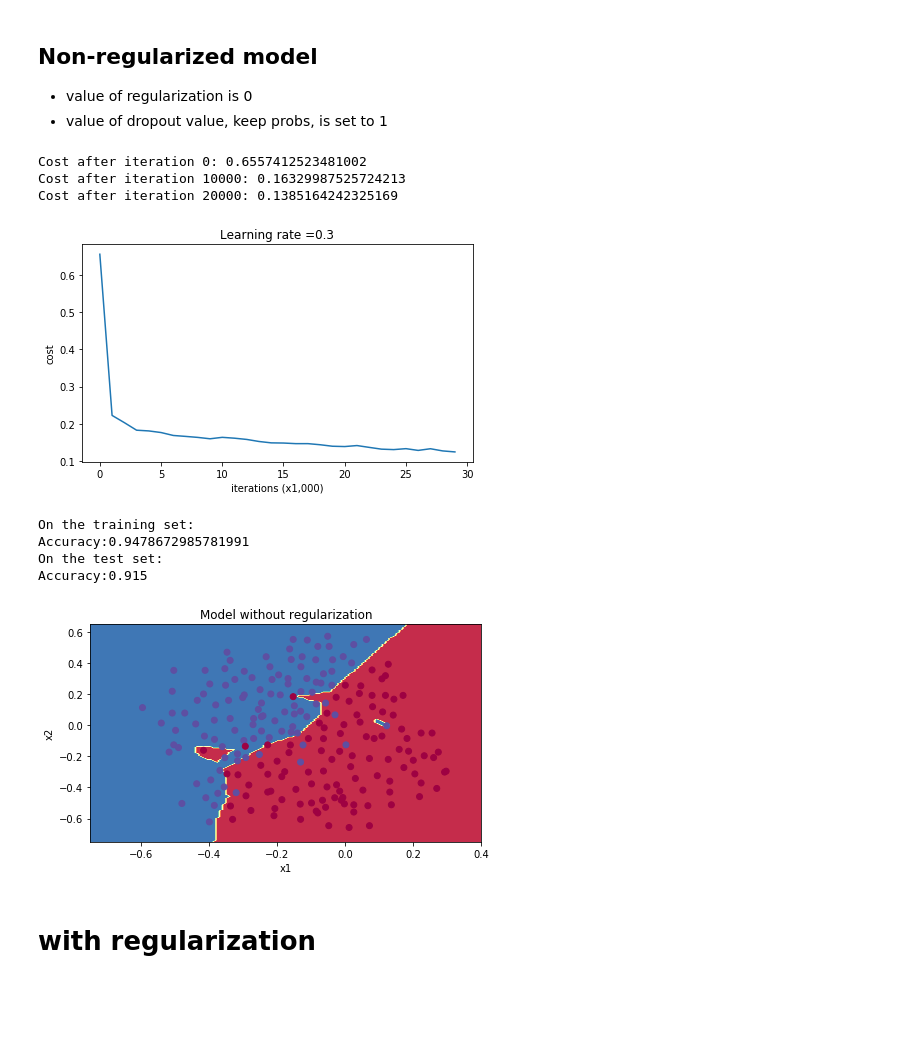
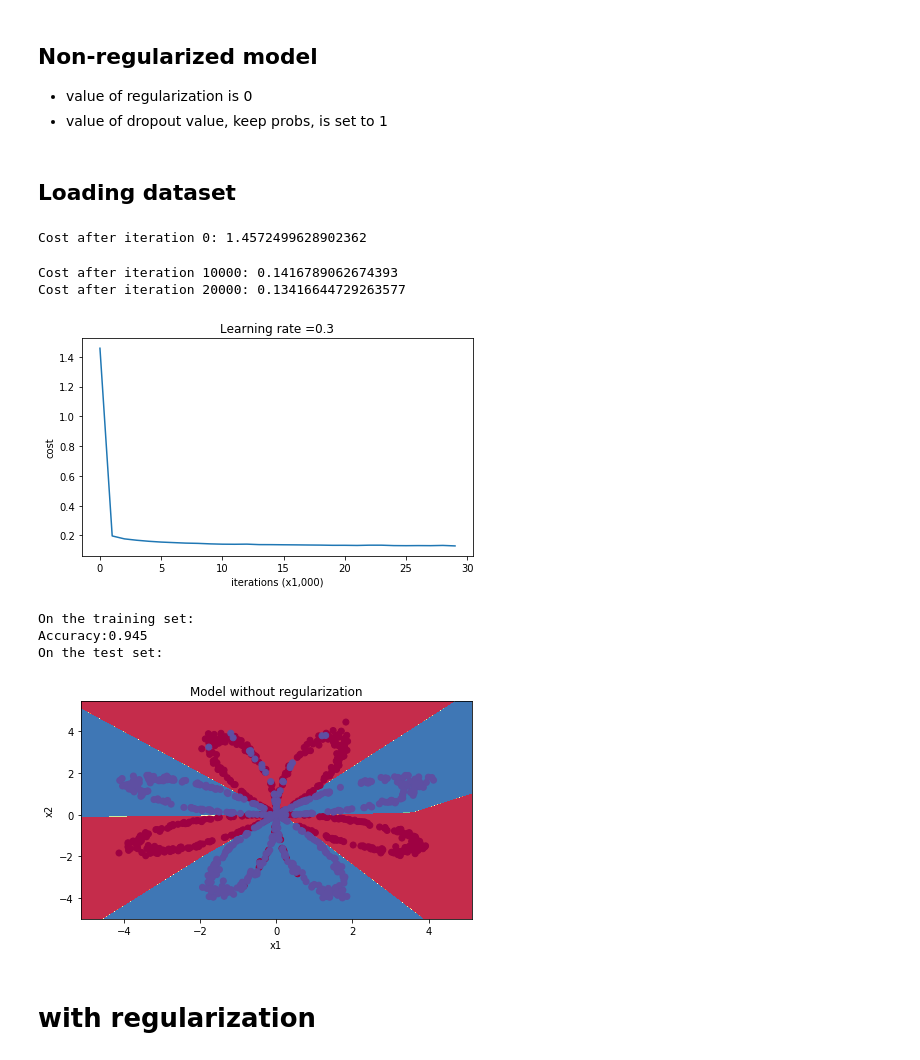
Before and after one commit to vkvats/DeepLearning-by-Andrew-Ng, a Jupyter notebook: Specialization-2/Week1-assignment/Regularization/Regularization.ipynb, the cells around one changed output. Drawn from its saved outputs; the diff is of its cells as text; code cells hidden in the pictures; blank space fills up the shorter version.

```diff
--- a/Specialization-2/Week1-assignment/Regularization/Regularization.ipynb
+++ b/Specialization-2/Week1-assignment/Regularization/Regularization.ipynb
@@ -297,7 +297,7 @@ def model(X, Y, learning_rate=0.3, num_iteration=30000, print_cost=True, lambd=0
     grads = {}
     costs = []
     m = X.shape[1]
-    layer_dims = [X.shape[0], 20, 3, 1]
+    layer_dims = [X.shape[0], 20, 10, 1]
 
     # initialize parameters dictionary by calling the function initialize_parameters()
     parameters = initialize_parameters(layer_dims)
@@ -351,26 +349,33 @@ train_X, train_Y, test_X, test_Y = load_2D_dataset()
+# %% [markdown]
+## Loading dataset
+# %%
+# loading 2D dataset
+# train_X, train_Y, test_X, test_Y = load_2D_dataset()
+
+# loading planar dataset
+train_X, train_Y = load_planar_dataset(1)
 # %%
 parameters = model(train_X, train_Y)
 print ("On the training set:")
 predictions_train = predict(train_X, train_Y, parameters)
 print ("On the test set:")
-predictions_test = predict(test_X, test_Y, parameters)
+# predictions_test = predict(test_X, test_Y, parameters)
 # %% [output]
-Cost after iteration 0: 0.6557412523481002
-Cost after iteration 10000: 0.16329987525724213
-Cost after iteration 20000: 0.1385164242325169
+Cost after iteration 0: 1.4572499628902362
+Cost after iteration 10000: 0.1416789062674393
+Cost after iteration 20000: 0.13416644729263577
-[figure, old version]
+[figure, new version]
-On the training set:
-Accuracy:0.9478672985781991
-On the test set:
-Accuracy:0.915
+On the training set:
+Accuracy:0.945
+On the test set:
 # %%
 plt.title("Model without regularization")
 axes = plt.gca()
-axes.set_xlim([-0.75,0.40])
-axes.set_ylim([-0.75,0.65])
+# axes.set_xlim([-0.75,0.40])
+# axes.set_ylim([-0.75,0.65])
 plot_decision_boundary(lambda x: predict_dec(parameters, x.T), train_X, train_Y)
 # %% [output]
-[figure, old version]
+[figure, new version]
 # %% [markdown]
 # with regularization
 # %%
```
Also changed, not shown: parts of 5 cells of this notebook, 6 other files.
